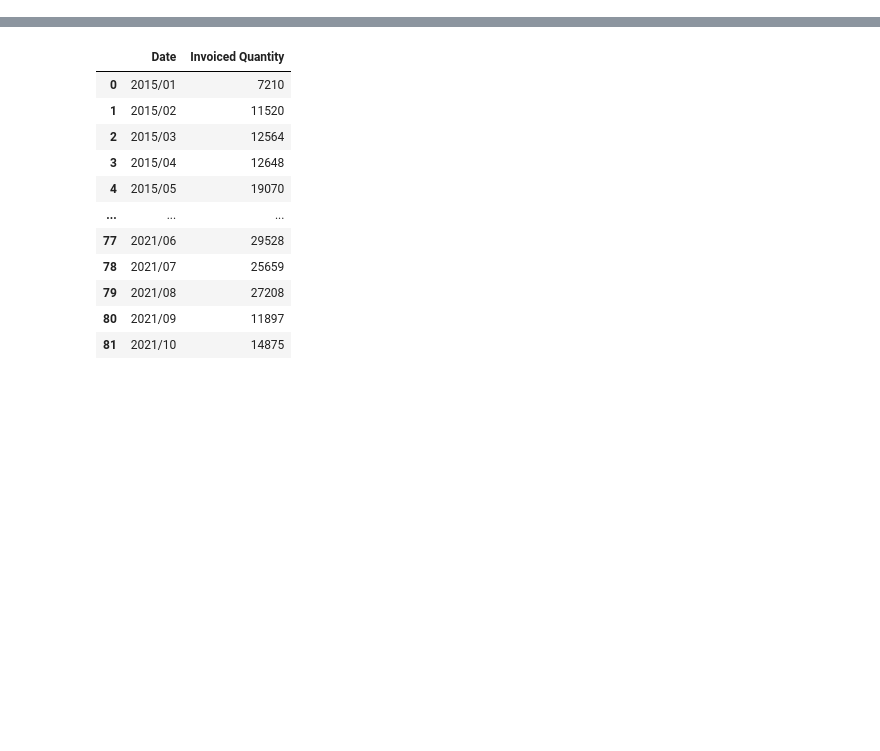
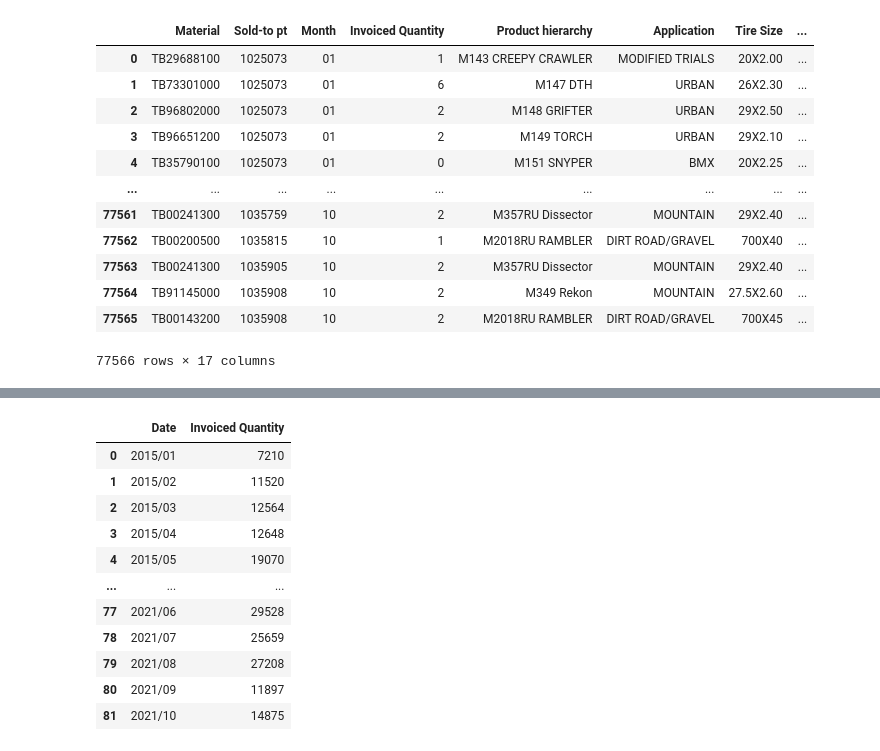
Before and after one commit to 2Delta/GT-Coding-Boot-Camp_Project-1, a Jupyter notebook: Project_01_BicycleSales.ipynb, the cells around one changed output, grey strips where cells are left out. Saved outputs shown, nothing was run; the diff lists cells and outputs as text; code cells hidden in the pictures; blank space fills up the shorter version.

```diff
--- a/Project_01_BicycleSales.ipynb
+++ b/Project_01_BicycleSales.ipynb
@@ -41,8 +41,25 @@ reduced_df["Date"] = reduced_df["Year"] + "/" + reduced_df["Month"]
 reduced_df["Diameter"] = reduced_df["Diameter"].str.replace(r'"','')
 reduced_df["Width"] = reduced_df["Width"].str.replace(r'"','')
 # %%
+#Displaying Cleaned Dataframe
+reduced_df
+
 # Output to excel for review
 # reduced_df.to_excel('Output/output.xlsx')
+# %% [output]
+|  | Material | Sold-to pt | Month | Invoiced Quantity | Product hierarchy | Application | Tire Size | ... |
+| 0 | TB29688100 | 1025073 | 01 | 1 | M143 CREEPY CRAWLER | MODIFIED TRIALS | 20X2.00 | ... |
+| 1 | TB73301000 | 1025073 | 01 | 6 | M147 DTH | URBAN | 26X2.30 | ... |
+| 2 | TB96802000 | 1025073 | 01 | 2 | M148 GRIFTER | URBAN | 29X2.50 | ... |
+| 3 | TB96651200 | 1025073 | 01 | 2 | M149 TORCH | URBAN | 29X2.10 | ... |
+| 4 | TB35790100 | 1025073 | 01 | 0 | M151 SNYPER | BMX | 20X2.25 | ... |
+| ... | ... | ... | ... | ... | ... | ... | ... | ... |
+| 77561 | TB00241300 | 1035759 | 10 | 2 | M357RU Dissector | MOUNTAIN | 29X2.40 | ... |
+| 77562 | TB00200500 | 1035815 | 10 | 1 | M2018RU RAMBLER | DIRT ROAD/GRAVEL | 700X40 | ... |
+| 77563 | TB00241300 | 1035905 | 10 | 2 | M357RU Dissector | MOUNTAIN | 29X2.40 | ... |
+| 77564 | TB91145000 | 1035908 | 10 | 2 | M349 Rekon | MOUNTAIN | 27.5X2.60 | ... |
+| 77565 | TB00143200 | 1035908 | 10 | 2 | M2018RU RAMBLER | DIRT ROAD/GRAVEL | 700X45 | ... |
+77566 rows × 17 columns
 # %%
 # split Technology into individual components (delimited by /) and return new columns for
 # Protection (EXO, EXO+, MaxxShield, SilkWorm, SilkShield, DD, DH) and Tubeless Ready (TR)
```
Also changed, not shown: parts of 3 cells of this notebook.
